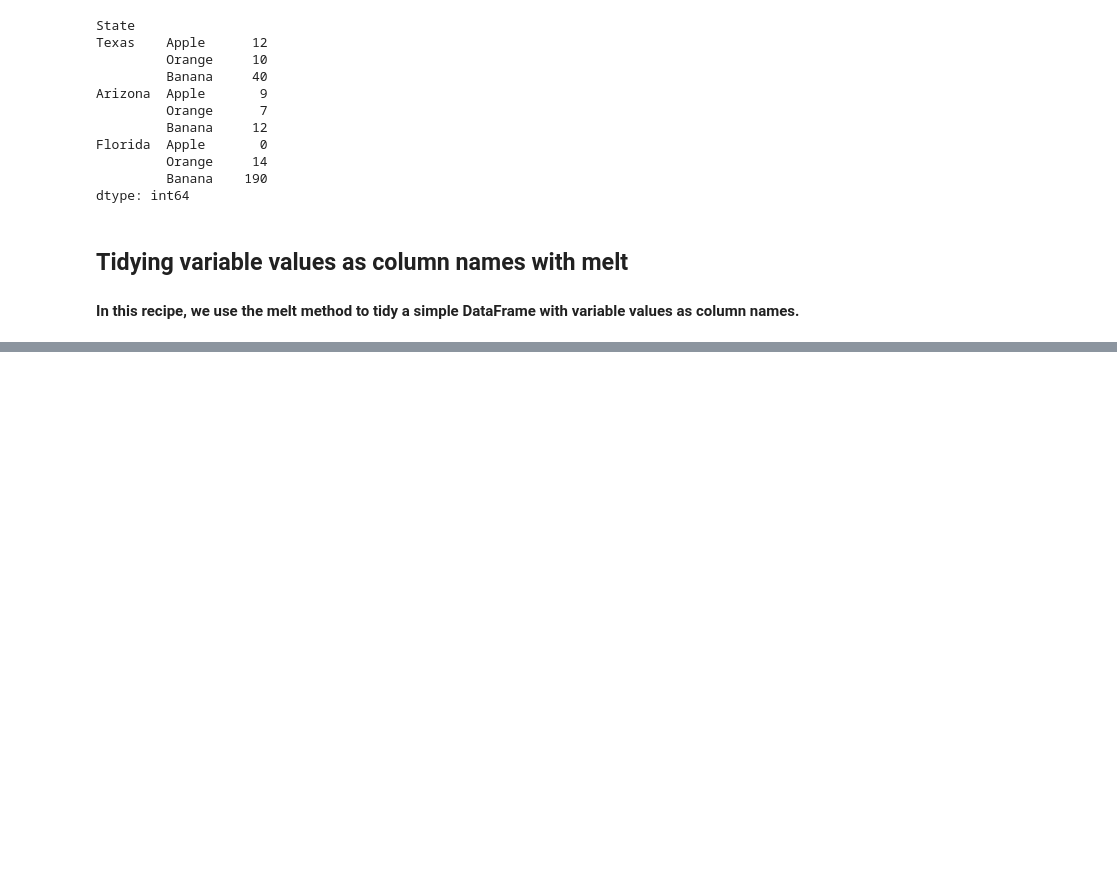
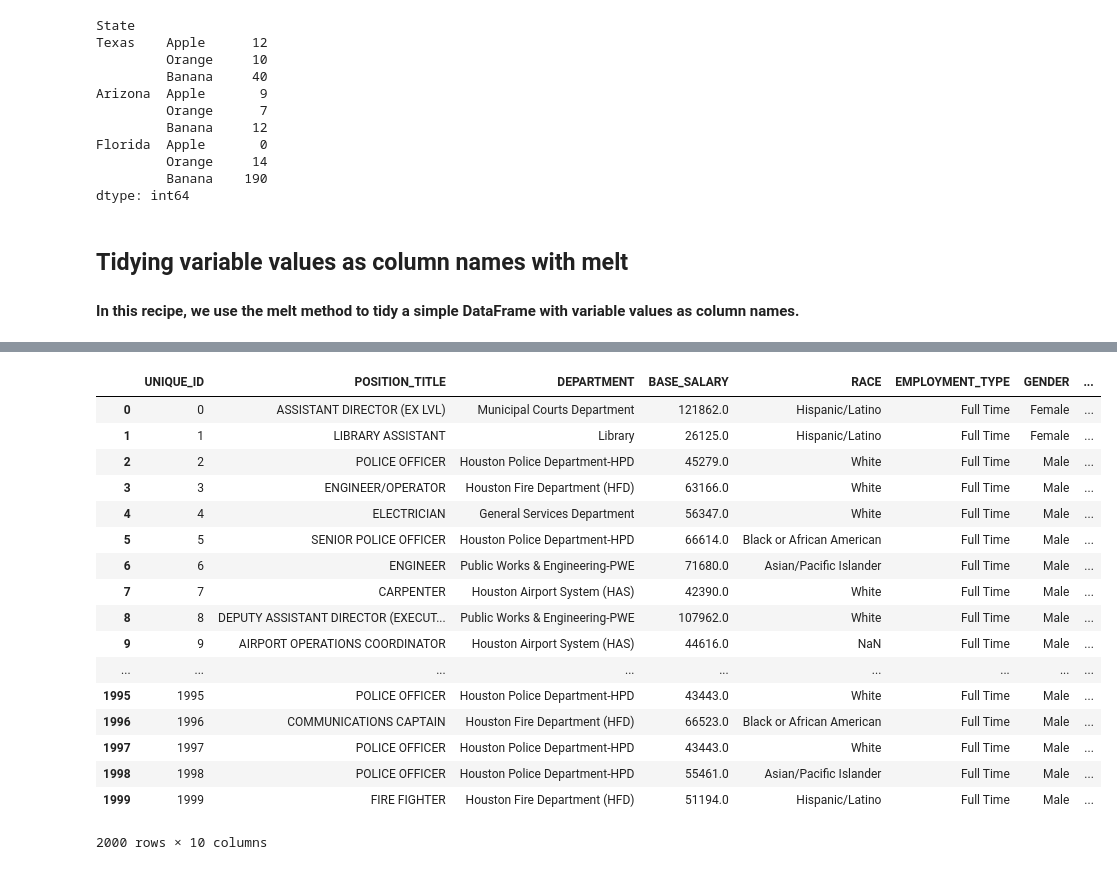
Before and after one commit to VideoPac/Pandas-Cookbook-Git, a Jupyter notebook: Chap 8. Restructuring Data into a Tidy Form.ipynb, the cells around one changed output, grey strips where cells are left out. Cells and saved outputs as stored; diff of their text form; code cells hidden in the pictures; blank space fills up the shorter version.

```diff
--- a/Chap 8. Restructuring Data into a Tidy Form.ipynb
+++ b/Chap 8. Restructuring Data into a Tidy Form.ipynb
@@ -146,0 +446,22 @@ dtype: int64
+# %%
+employee = pd.read_csv('master/data/employee.csv')
+employee
+# %% [output]
+|  | UNIQUE_ID | POSITION_TITLE | DEPARTMENT | BASE_SALARY | RACE | EMPLOYMENT_TYPE | GENDER | ... |
+| 0 | 0 | ASSISTANT DIRECTOR (EX LVL) | Municipal Courts Department | 121862.0 | Hispanic/Latino | Full Time | Female | ... |
+| 1 | 1 | LIBRARY ASSISTANT | Library | 26125.0 | Hispanic/Latino | Full Time | Female | ... |
+| 2 | 2 | POLICE OFFICER | Houston Police Department-HPD | 45279.0 | White | Full Time | Male | ... |
+| 3 | 3 | ENGINEER/OPERATOR | Houston Fire Department (HFD) | 63166.0 | White | Full Time | Male | ... |
+| 4 | 4 | ELECTRICIAN | General Services Department | 56347.0 | White | Full Time | Male | ... |
+| 5 | 5 | SENIOR POLICE OFFICER | Houston Police Department-HPD | 66614.0 | Black or African American | Full Time | Male | ... |
+| 6 | 6 | ENGINEER | Public Works & Engineering-PWE | 71680.0 | Asian/Pacific Islander | Full Time | Male | ... |
+| 7 | 7 | CARPENTER | Houston Airport System (HAS) | 42390.0 | White | Full Time | Male | ... |
+| 8 | 8 | DEPUTY ASSISTANT DIRECTOR (EXECUT... | Public Works & Engineering-PWE | 107962.0 | White | Full Time | Male | ... |
+| 9 | 9 | AIRPORT OPERATIONS COORDINATOR | Houston Airport System (HAS) | 44616.0 | NaN | Full Time | Male | ... |
+| ... | ... | ... | ... | ... | ... | ... | ... | ... |
+| 1995 | 1995 | POLICE OFFICER | Houston Police Department-HPD | 43443.0 | White | Full Time | Male | ... |
+| 1996 | 1996 | COMMUNICATIONS CAPTAIN | Houston Fire Department (HFD) | 66523.0 | Black or African American | Full Time | Male | ... |
+| 1997 | 1997 | POLICE OFFICER | Houston Police Department-HPD | 43443.0 | White | Full Time | Male | ... |
+| 1998 | 1998 | POLICE OFFICER | Houston Police Department-HPD | 55461.0 | Asian/Pacific Islander | Full Time | Male | ... |
+| 1999 | 1999 | FIRE FIGHTER | Houston Fire Department (HFD) | 51194.0 | Hispanic/Latino | Full Time | Male | ... |
+2000 rows × 10 columns
```
Also changed, not shown: parts of 104 cells of this notebook, 1 other file.
